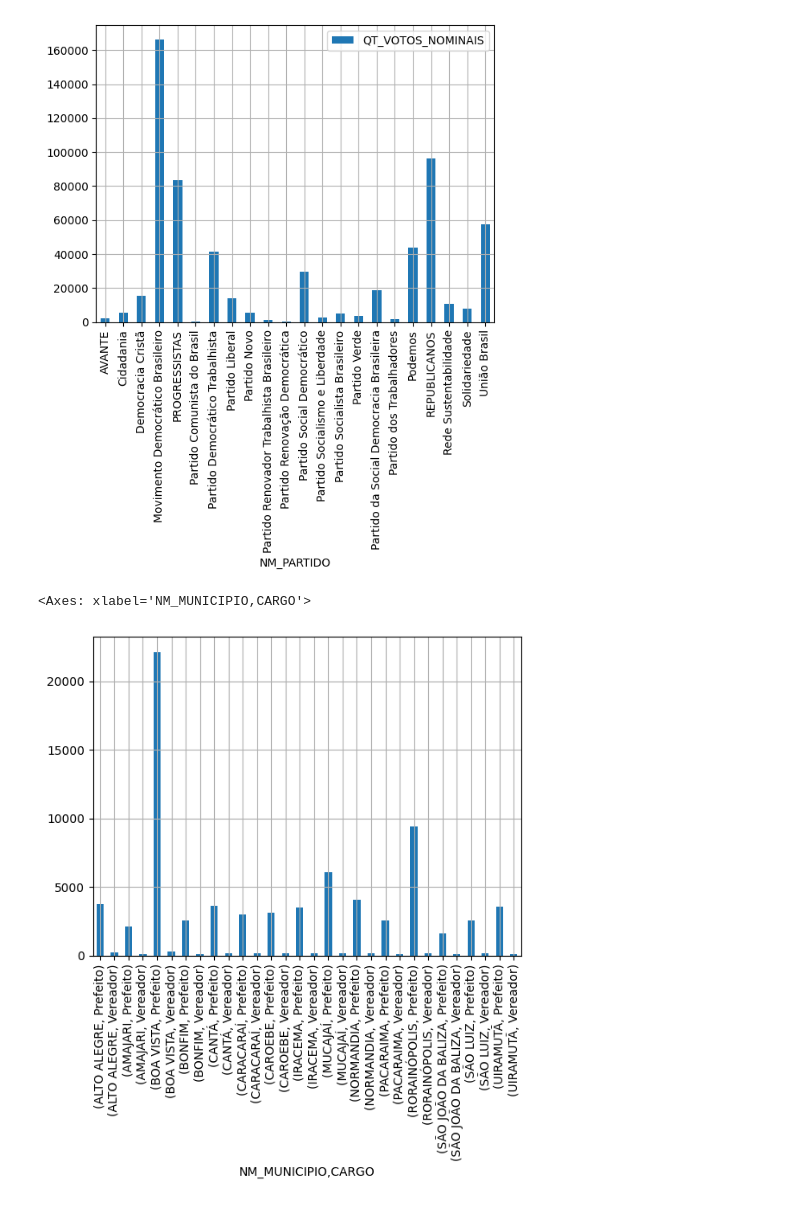
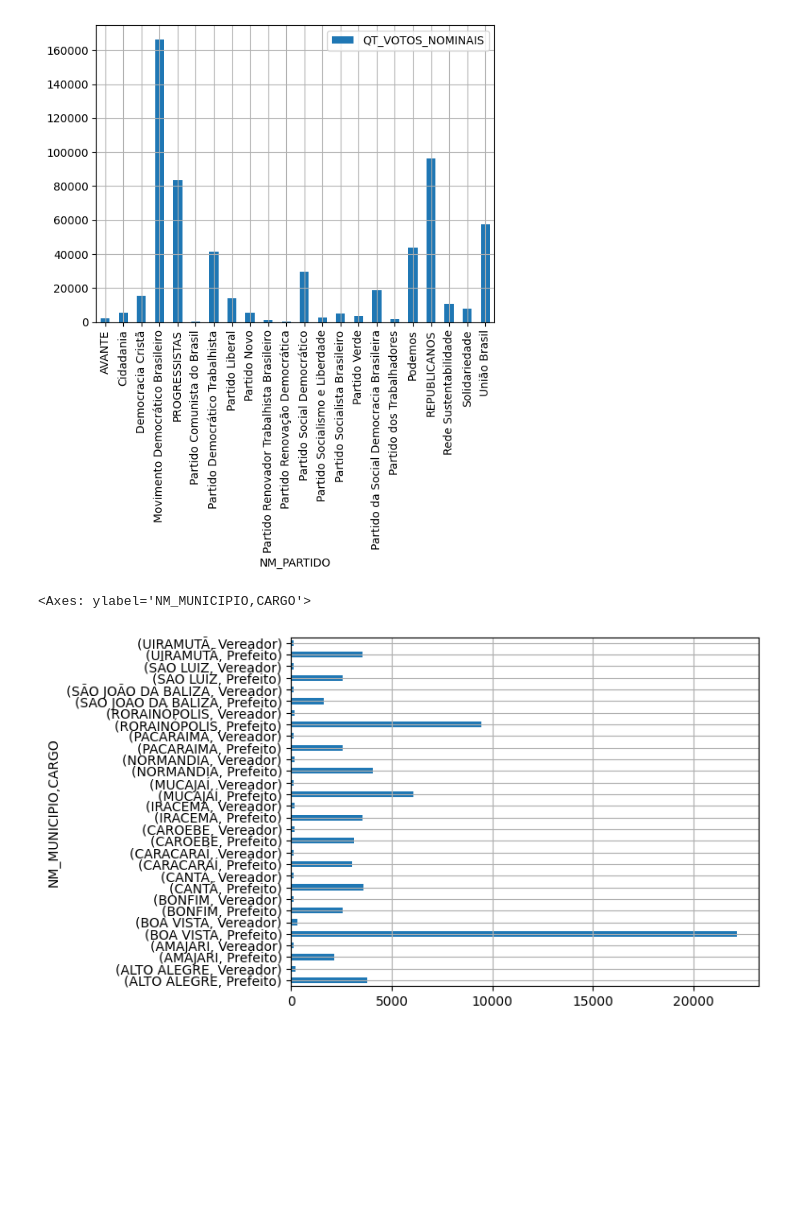
Before and after one commit to LeonardoVS-dev/Fundamentos, a Jupyter notebook: graphs.ipynb, the cells around one changed output. Saved outputs shown, nothing was run; the diff lists cells and outputs as text; code cells hidden in the pictures; blank space fills up the shorter version.

```diff
--- a/graphs.ipynb
+++ b/graphs.ipynb
@@ -25,17 +25,17 @@ display(dados_eleitorais_votos.plot(kind="bar", grid=True))
 # %%
 # Gráfico da média de votos por cargo, por município
 dados_eleitorais_votos = dados_eleitorais.copy()
 
 # Retira as colunas indesejadas
 dados_eleitorais_votos = dados_eleitorais_votos.drop(["NR_ZONA", "NM_CANDIDATO", "NM_URNA_CANDIDATO", "NR_PARTIDO", "SG_PARTIDO", "NM_PARTIDO"], axis=1)
 
 # Aqui, troca faz a troca dos códigos de cargo pelos títulos de cada cargo
 dados_eleitorais_votos.loc[dados_eleitorais_votos["CD_CARGO"].isin([13]), "CARGO"] = "Vereador"
 dados_eleitorais_votos.loc[dados_eleitorais_votos["CD_CARGO"].isin([11]), "CARGO"] = "Prefeito"
 
 # Agrupa pela cidade e pelo código de cargo, somando os valores
 dados_eleitorais_votos = dados_eleitorais_votos["QT_VOTOS_NOMINAIS"].groupby([dados_eleitorais_votos['NM_MUNICIPIO'], dados_eleitorais_votos['CARGO']]).mean()
-display(dados_eleitorais_votos.plot(kind="bar", grid=True))
+display(dados_eleitorais_votos.plot(kind="barh", grid=True))
 # %% [output]
-<Axes: xlabel='NM_MUNICIPIO,CARGO'>
+<Axes: ylabel='NM_MUNICIPIO,CARGO'>
-[figure, old version]
+[figure, new version]
```
Also changed, not shown: parts of 1 cell of this notebook.
